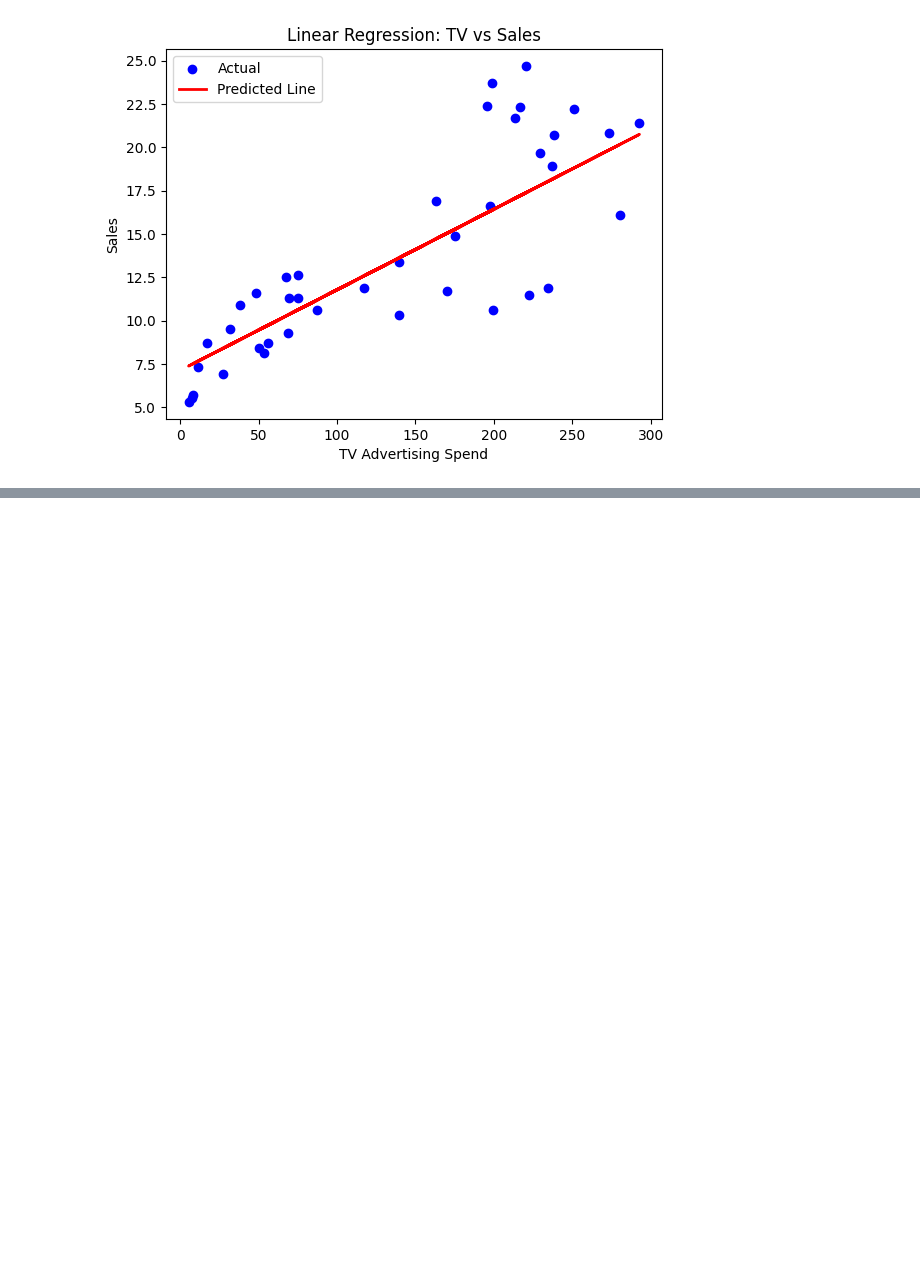
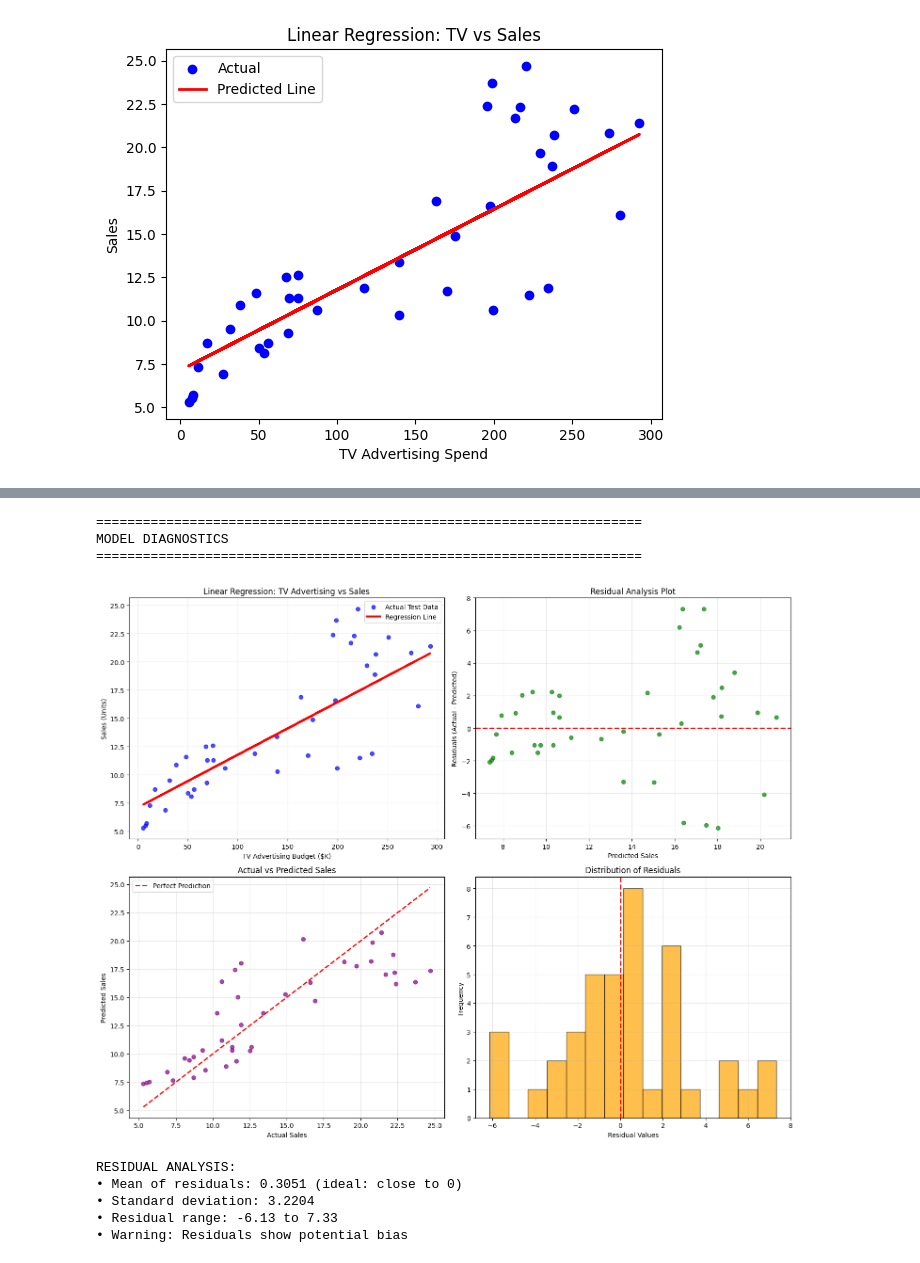
Before and after one commit to K-Atina/WIT_Assignment, a Jupyter notebook: Assignment_linear_regression.ipynb, the cells around one changed output, grey strips where cells are left out. Cells and saved outputs as stored; diff of their text form; code cells hidden in the pictures; blank space fills up the shorter version.

Commit message:
Update notebook with analysis results

```diff
--- a/Assignment_linear_regression.ipynb
+++ b/Assignment_linear_regression.ipynb
@@ -123,0 +184,72 @@ sns.displot(residuals,bins=30,kde=True)
+# %%
+# =============================================================================
+# MODEL DIAGNOSTICS VISUALIZATION
+# =============================================================================
+print("\n" + "="*70)
+print("MODEL DIAGNOSTICS")
+print("="*70)
+
+# Create comprehensive diagnostic plots
+fig, axes = plt.subplots(2, 2, figsize=(15, 12))
+
+# Plot 1: Regression line with confidence
+axes[0,0].scatter(X_test, y_test, color='blue', alpha=0.7, label='Actual Test Data')
+axes[0,0].plot(X_test, y_pred, color='red', linewidth=3, label='Regression Line')
+axes[0,0].set_xlabel("TV Advertising Budget ($K)")
+axes[0,0].set_ylabel("Sales (Units)")
+axes[0,0].set_title("Linear Regression: TV Advertising vs Sales")
+axes[0,0].legend()
+axes[0,0].grid(True, alpha=0.3)
+
+# Plot 2: Residuals vs Predicted values
+axes[0,1].scatter(y_pred, residuals, alpha=0.7, color='green')
+axes[0,1].axhline(y=0, color='red', linestyle='--', linewidth=2)
+axes[0,1].set_xlabel("Predicted Sales")
+axes[0,1].set_ylabel("Residuals (Actual - Predicted)")
+axes[0,1].set_title("Residual Analysis Plot")
+axes[0,1].grid(True, alpha=0.3)
+
+# Plot 3: Actual vs Predicted comparison
+axes[1,0].scatter(y_test, y_pred, alpha=0.7, color='purple')
+# Perfect prediction line
+min_val = min(y_test.min(), y_pred.min())
+max_val = max(y_test.max(), y_pred.max())
+axes[1,0].plot([min_val, max_val], [min_val, max_val], 'red', linestyle='--',
+               linewidth=2, label='Perfect Prediction')
+axes[1,0].set_xlabel("Actual Sales")
+axes[1,0].set_ylabel("Predicted Sales")
+axes[1,0].set_title("Actual vs Predicted Sales")
+axes[1,0].legend()
+axes[1,0].grid(True, alpha=0.3)
+
+# Plot 4: Residual distribution
+axes[1,1].hist(residuals, bins=15, alpha=0.7, color='orange', edgecolor='black')
+axes[1,1].axvline(x=0, color='red', linestyle='--', linewidth=2)
+axes[1,1].set_xlabel("Residual Values")
+axes[1,1].set_ylabel("Frequency")
+axes[1,1].set_title("Distribution of Residuals")
+axes[1,1].grid(True, alpha=0.3)
+
+plt.tight_layout()
+plt.show()
+
+# Residual statistics
+print(f"\nRESIDUAL ANALYSIS:")
+print(f"• Mean of residuals: {residuals.mean():.4f} (ideal: close to 0)")
+print(f"• Standard deviation: {residuals.std():.4f}")
+print(f"• Residual range: {residuals.min():.2f} to {residuals.max():.2f}")
+
+if abs(residuals.mean()) < 0.1:
+    print("• Residuals are well-centered around zero ✓")
+else:
+    print("• Warning: Residuals show potential bias")
+# %% [output]
+======================================================================
+MODEL DIAGNOSTICS
+======================================================================
+[figure, added]
+RESIDUAL ANALYSIS:
+• Mean of residuals: 0.3051 (ideal: close to 0)
+• Standard deviation: 3.2204
+• Residual range: -6.13 to 7.33
+• Warning: Residuals show potential bias
```
Also changed, not shown: parts of 3 cells of this notebook.
